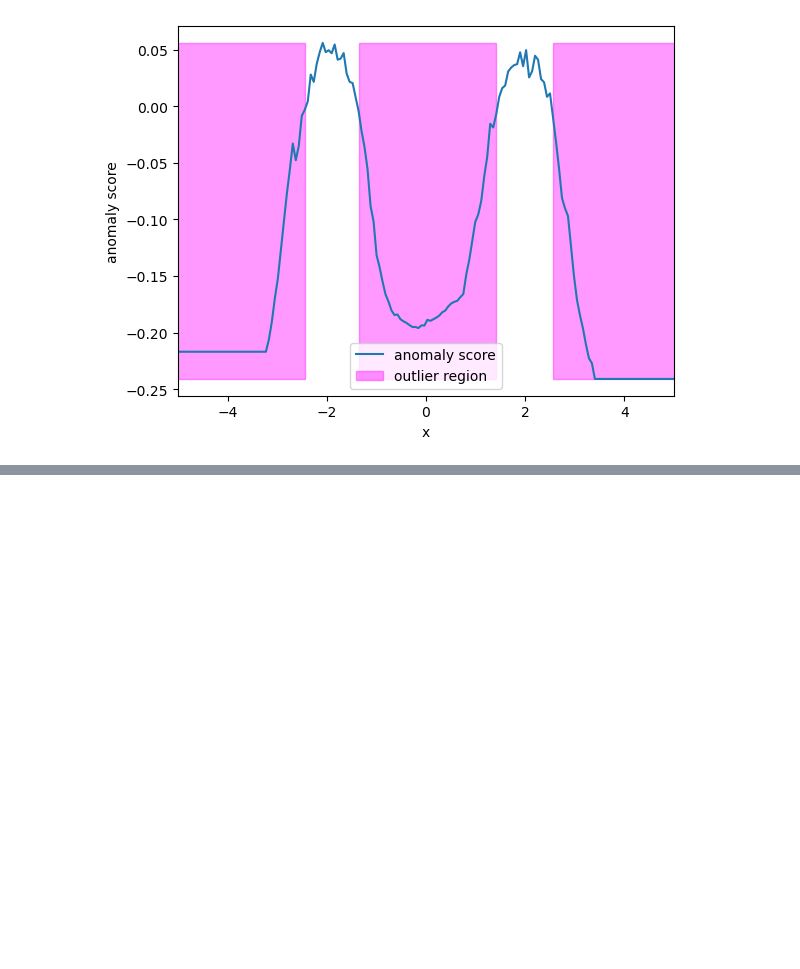
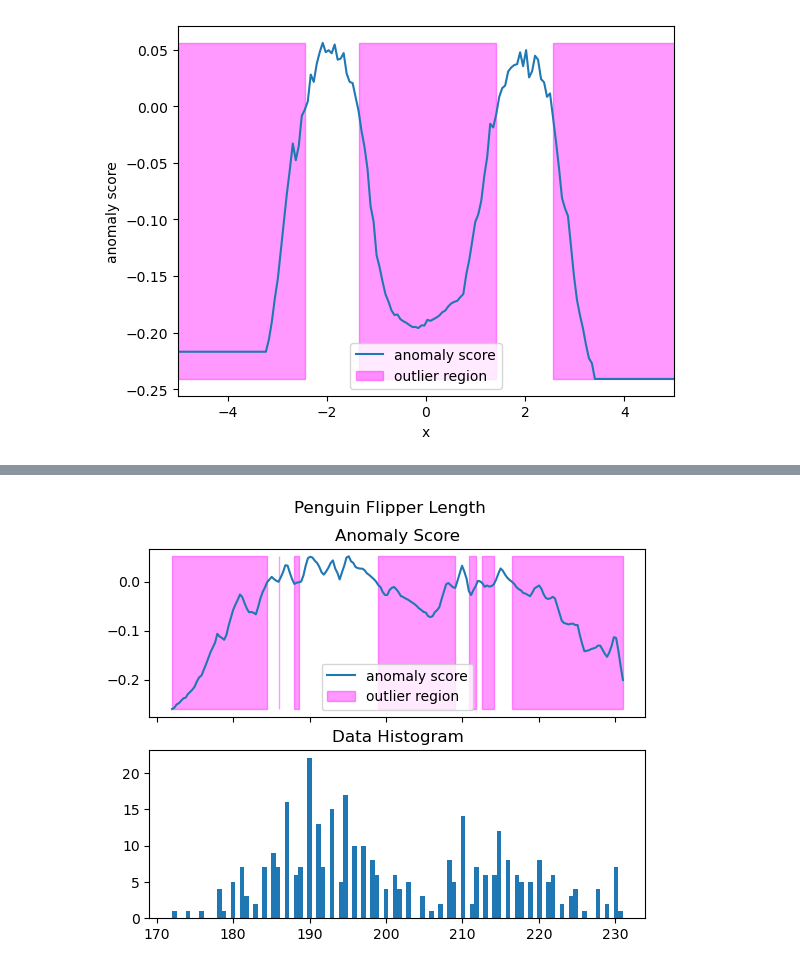
Before and after one commit to mathisloevenich/AML, a Jupyter notebook: Ex4.IsolationForest.ipynb, the cells around one changed output, grey strips where cells are left out. Saved outputs shown, nothing was run; the diff lists cells and outputs as text; code cells hidden in the pictures; blank space fills up the shorter version.

```diff
--- a/Ex4.IsolationForest.ipynb
+++ b/Ex4.IsolationForest.ipynb
@@ -186,0 +209,5 @@ show_isolation_forest(data, "Penguin Flipper Length")
+# %%
+data = np.array(penguins.flipper_length_mm.dropna()).reshape(-1, 1)
+show_isolation_forest(data, "Penguin Flipper Length", n_estimators=200)
+# %% [output]
+[figure, added]
```
Also changed, not shown: parts of 9 cells of this notebook.
